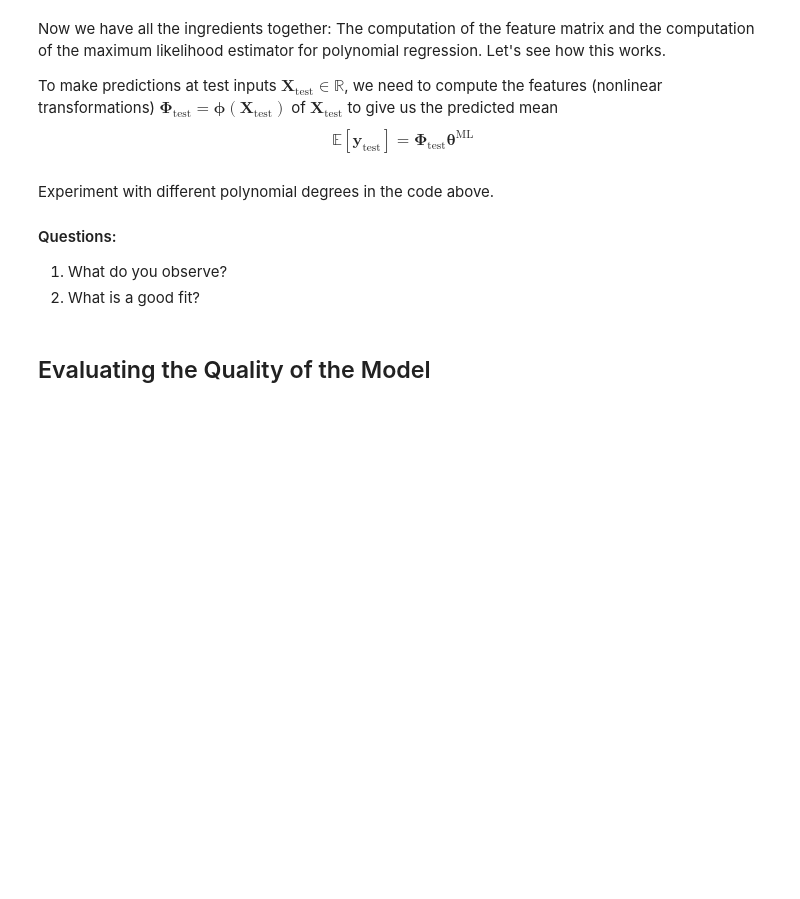
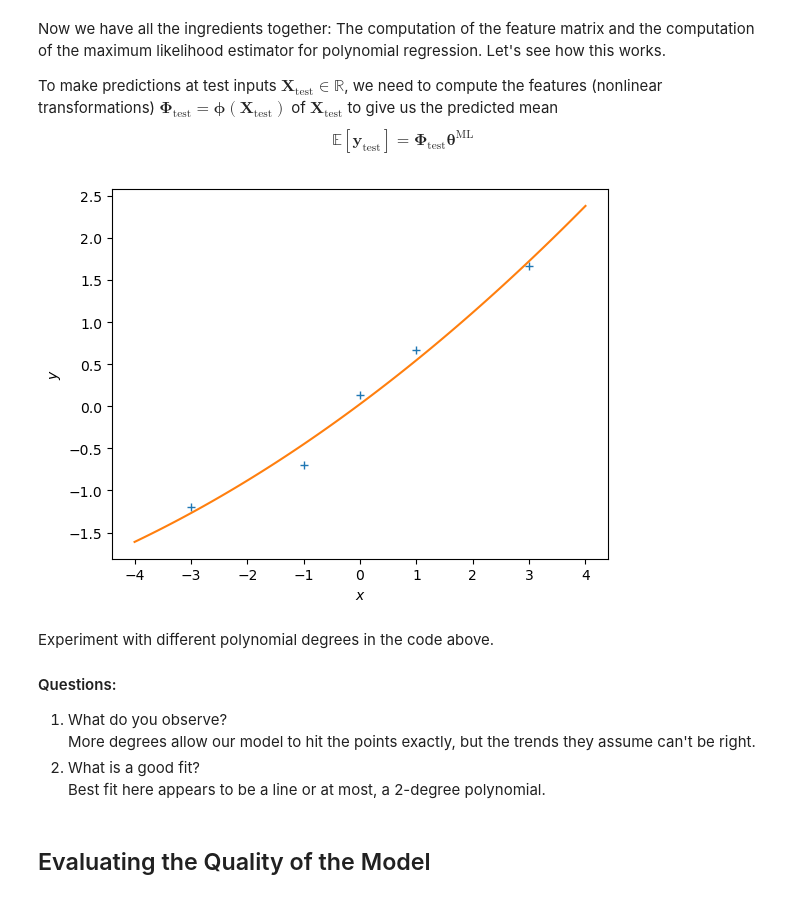
Before and after one commit to mindphil/mml, a Jupyter notebook: tutorial_linear_regression.ipynb, the cells around one changed output. Cells and saved outputs as stored; diff of their text form; code cells hidden in the pictures; blank space fills up the shorter version.

```diff
--- a/tutorial_linear_regression.ipynb
+++ b/tutorial_linear_regression.ipynb
@@ -237,7 +237,8 @@ def poly_features(X, K):
     Phi = np.zeros((N, K+1))
 
     # Compute the feature matrix in stages
-    Phi = np.zeros((N, K+1)) ## <-- EDIT THIS LINE
+    for k in range(K+1):
+        Phi[:, k] = X**k
     return Phi
 # %% [markdown]
 With this feature matrix we get the maximum likelihood estimator as
@@ -260,7 +261,7 @@ def nonlinear_features_maximum_likelihood(Phi, y):
     D = Phi.shape[1]
 
     # maximum likelihood estimate
-    theta_ml = np.zeros((D,1)) ## <-- EDIT THIS LINE
+    theta_ml = np.linalg.inv(Phi.T@Phi + kappa*D)@Phi.T@y ## <-- EDIT THIS LINE
 
 
     return theta_ml
@@ -272,29 +273,33 @@ $$
 \mathbb{E}[\boldsymbol y_{\text{test}}] = \boldsymbol \Phi_{\text{test}}\boldsymbol\theta^{\text{ML}}
 $$
 # %%
-K = 5 # Define the degree of the polynomial we wish to fit
+K = 2 # Define the degree of the polynomial we wish to fit
 Phi = poly_features(X, K) # N x (K+1) feature matrix
 
 theta_ml = nonlinear_features_maximum_likelihood(Phi, y) # maximum likelihood estimator
 
 # test inputs
 Xtest = np.linspace(-4,4,100).reshape(-1,1)
 
 # feature matrix for test inputs
 Phi_test = poly_features(Xtest, K)
 
 y_pred = Phi_test @ theta_ml # predicted y-values
 
 plt.figure()
 plt.plot(X, y, '+')
 plt.plot(Xtest, y_pred)
 plt.xlabel("$x$")
 plt.ylabel("$y$");
+# %% [output]
+[figure, added]
 # %% [markdown]
 Experiment with different polynomial degrees in the code above.
 #### Questions:
 1. What do you observe?
+More degrees allow our model to hit the points exactly, but the trends they assume can't be right.
 2. What is a good fit?
+Best fit here appears to be a line or at most, a 2-degree polynomial.
 # %% [markdown]
 ## Evaluating the Quality of the Model
 # %% [markdown]
```
Also changed, not shown: parts of 4 cells of this notebook.
